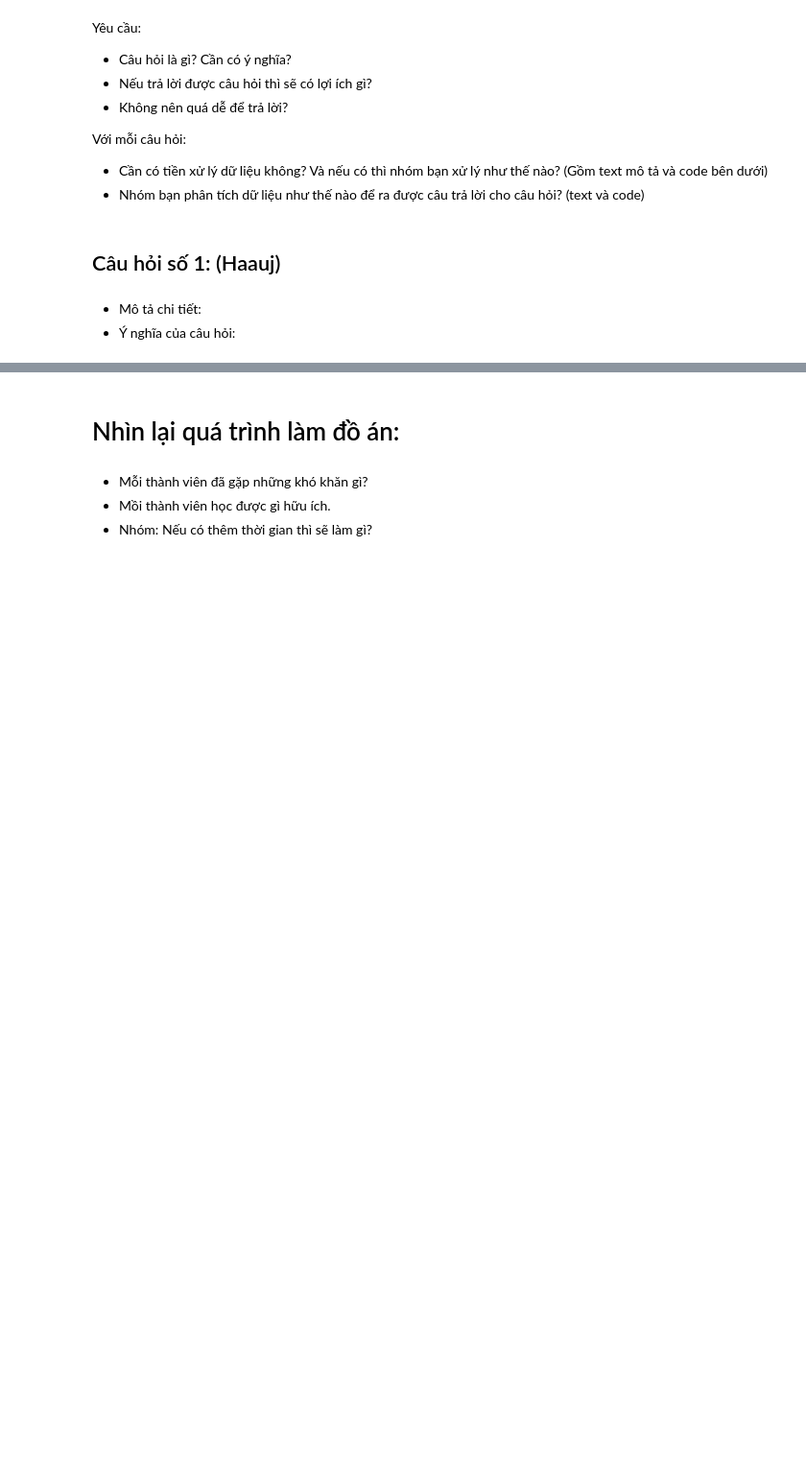
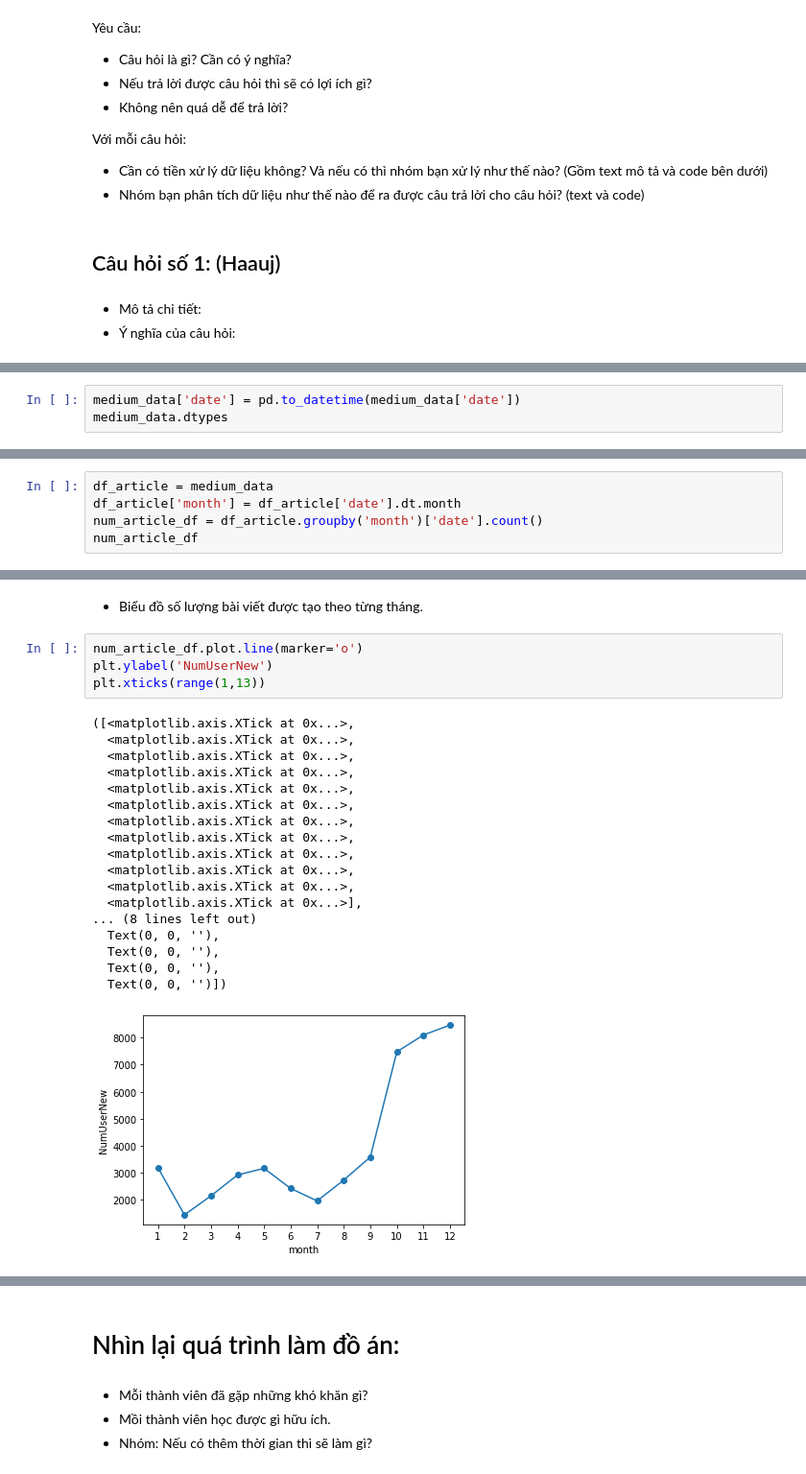
Before and after one commit to kenneth-nguyenn/P4DS_FinalProject, a Jupyter notebook: Source/Final Project 2.ipynb, the cells around one changed output, grey strips where cells are left out. Shown: that part at 96% size. Saved outputs shown, nothing was run; the diff lists cells and outputs as text; blank space fills up the shorter version.

```diff
--- a/Source/Final Project 2.ipynb
+++ b/Source/Final Project 2.ipynb
@@ -113,0 +119,3 @@ Với mỗi câu hỏi:
+# %%
+medium_data['date'] = pd.to_datetime(medium_data['date'])
+medium_data.dtypes
@@ -113,0 +137,5 @@ Với mỗi câu hỏi:
+# %%
+df_article = medium_data
+df_article['month'] = df_article['date'].dt.month
+num_article_df = df_article.groupby('month')['date'].count()
+num_article_df
@@ -113,0 +157,25 @@ Với mỗi câu hỏi:
+# %% [markdown]
+- Biểu đồ số lượng bài viết được tạo theo từng tháng.
+# %%
+num_article_df.plot.line(marker='o')
+plt.ylabel('NumUserNew')
+plt.xticks(range(1,13))
+# %% [output]
+([<matplotlib.axis.XTick at 0x...>,
+  <matplotlib.axis.XTick at 0x...>,
+  <matplotlib.axis.XTick at 0x...>,
+  <matplotlib.axis.XTick at 0x...>,
+  <matplotlib.axis.XTick at 0x...>,
+  <matplotlib.axis.XTick at 0x...>,
+  <matplotlib.axis.XTick at 0x...>,
+  <matplotlib.axis.XTick at 0x...>,
+  <matplotlib.axis.XTick at 0x...>,
+  <matplotlib.axis.XTick at 0x...>,
+  <matplotlib.axis.XTick at 0x...>,
+  <matplotlib.axis.XTick at 0x...>],
+... (8 lines left out)
+  Text(0, 0, ''),
+  Text(0, 0, ''),
+  Text(0, 0, ''),
+  Text(0, 0, '')])
+[figure, added]
```
Also changed, not shown: parts of 14 cells of this notebook.
